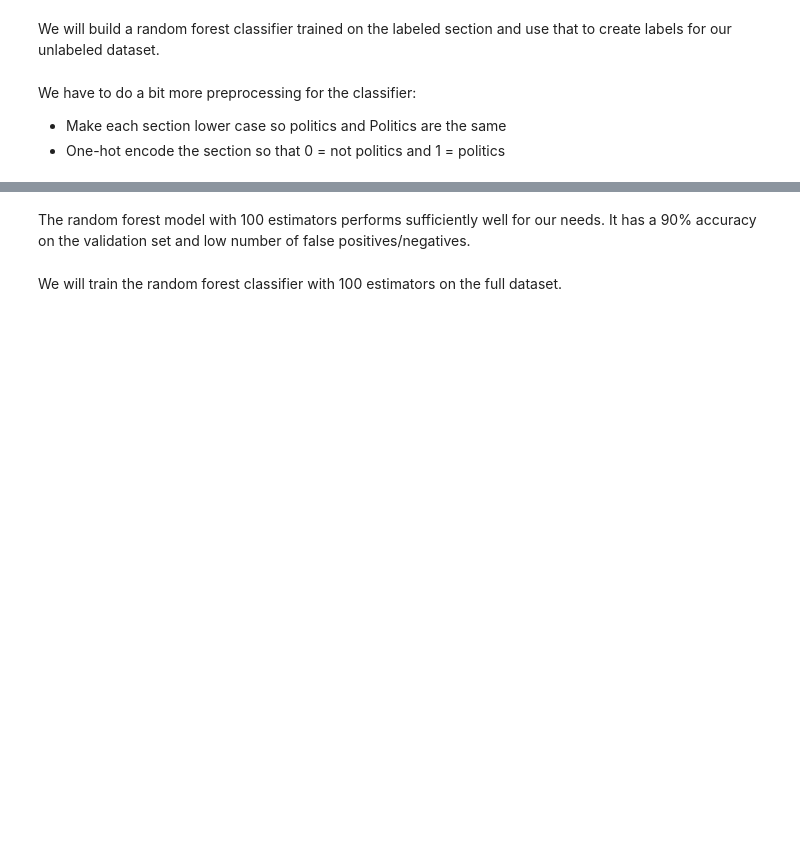
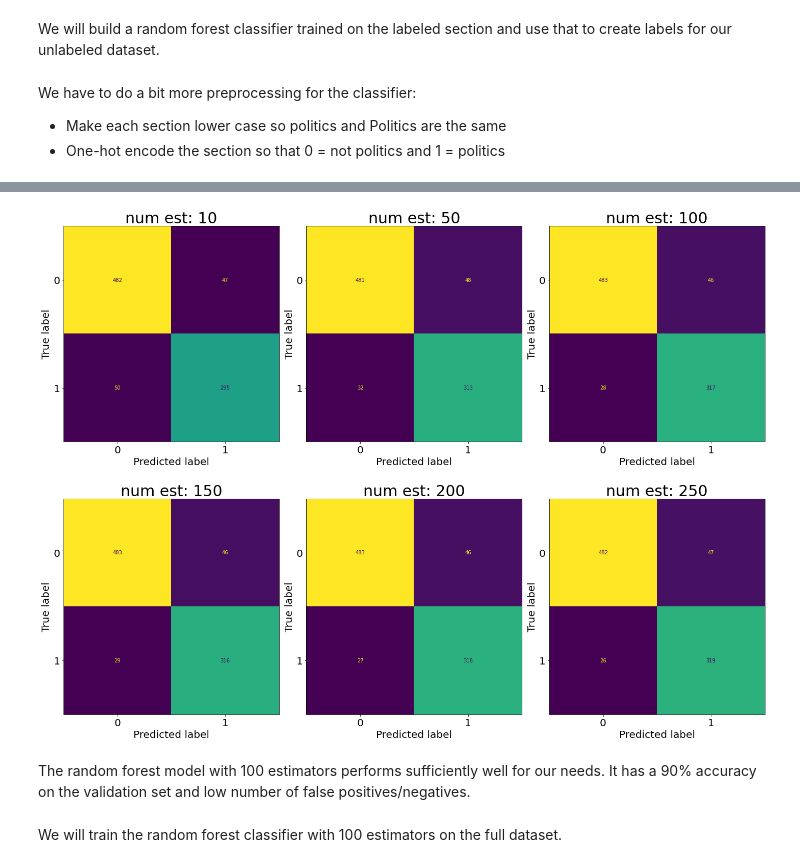
Before and after one commit to gitabaz/Erdos_project, a Jupyter notebook: notebooks/2018_election.ipynb, the cells around one changed output, grey strips where cells are left out. Cells and saved outputs as stored; diff of their text form; code cells hidden in the pictures; blank space fills up the shorter version.

```diff
--- a/notebooks/2018_election.ipynb
+++ b/notebooks/2018_election.ipynb
@@ -632,3 +622,18 @@ for i, n in enumerate(n_ests):
+# %%
+fig, axs = plt.subplots(2,3, figsize=(20, 15))
+
+for i, n in enumerate(n_ests):
+    r = i // 3
+    c = i % 3
+
+    axs[r, c].set_title("num est: %d" % n)
+    #axs[r, c].imshow(cm[i])
+    ConfusionMatrixDisplay(confusion_matrix=cm[i]).plot(ax=axs[r,c], colorbar=False)
+
+plt.tight_layout()
+#plt.savefig("figures/RFC_conf_mat.png", facecolor='w')
+# %% [output]
+[figure, added]
 # %% [markdown]
 The random forest model with 100 estimators performs sufficiently well for our needs. It has a 90% accuracy on the validation set and low number of false positives/negatives.
 # %% [markdown]
```
Also changed, not shown: parts of 16 cells of this notebook.
